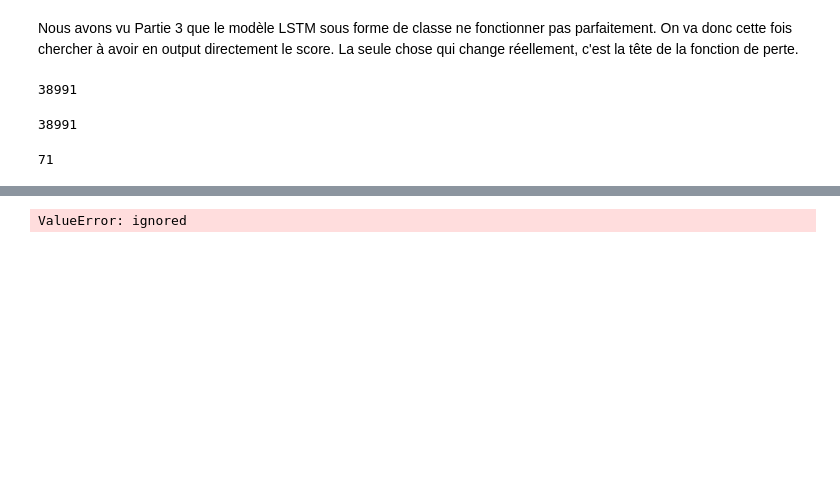
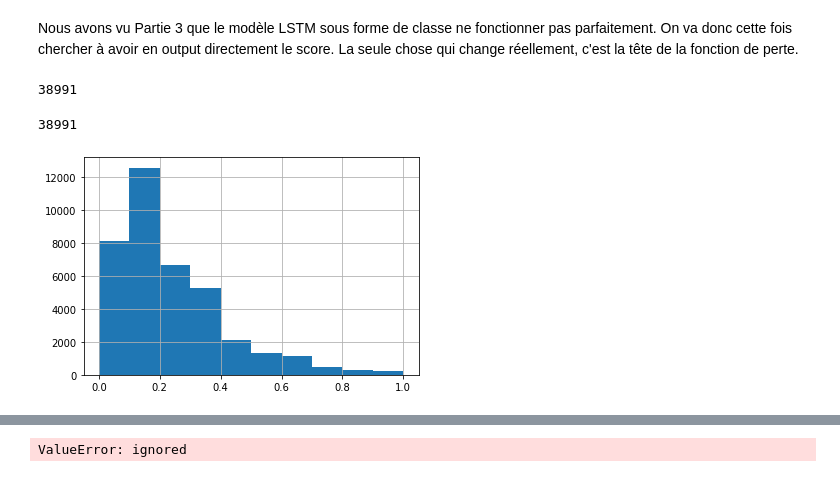
Before and after one commit to BenJMaurel/2048-Project, a Jupyter notebook: wine_project_11_12.ipynb, the cells around one changed output, grey strips where cells are left out. Saved outputs shown, nothing was run; the diff lists cells and outputs as text; code cells hidden in the pictures; blank space fills up the shorter version.

```diff
--- a/wine_project_11_12.ipynb
+++ b/wine_project_11_12.ipynb
@@ -987,39 +992,40 @@ Y_LTSM = Y_LTSM[mask]
 #Run it just if you want to predict the price (instead of the above cellul):
 data_10000 = data.sample(frac = 0.3, random_state = 1)
 X_LTSM = data_10000['description']
 Y_LTSM = data_10000['price']
 Y_LTSM = Y_LTSM.fillna(method='backfill')
 
 print(len(X_LTSM))
 
 X_LTSM = np.array(X_LTSM)
 Y_LTSM = np.array(Y_LTSM)
 
 mask1 = np.ones(len(Y_LTSM), dtype=bool)
 for i in range(len(X_LTSM)):
   if Y_LTSM[i] >np.quantile(Y_LTSM,0.98):
     mask1[i] = False
 X_LTSM = X_LTSM[mask1]
 Y_LTSM = Y_LTSM[mask1]
 
-moy = np.array(Y_LTSM).mean()
-Y_LTSM = Y_LTSM - moy
-
 size =[]
 for i in range(len(X_LTSM)):
   size.append(len(X_LTSM[i].split()))
 size = np.array(size)
 
 mask2 = np.ones(len(X_LTSM), dtype=bool)
 for i in range(len(X_LTSM)):
-  if len(X_LTSM[i].split())>np.quantile(size,0.99):
+  if len(X_LTSM[i].split())>np.quantile(size,0.999):
     mask2[i] = False
 X_LTSM = X_LTSM[mask2]
 Y_LTSM = Y_LTSM[mask2]
+
+min_Y = Y_LTSM.min()
+max_Y = Y_LTSM.max()
+Y_LTSM = (Y_LTSM - min_Y)/(max_Y - min_Y)
+size = size[mask2]
+size.max()
+pd.Series(Y_LTSM).hist()
+plt.show()
 # %% [output]
 38991
+[figure, added]
-# %%
-size = size[mask]
-size.max()
-# %% [output]
-71
```
Also changed, not shown: parts of 13 cells of this notebook.
